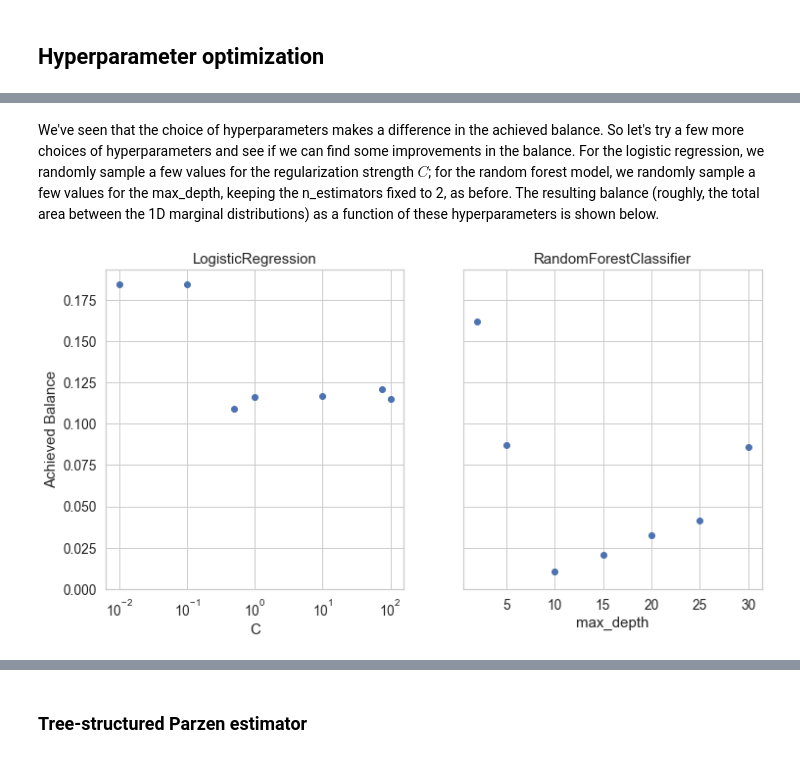
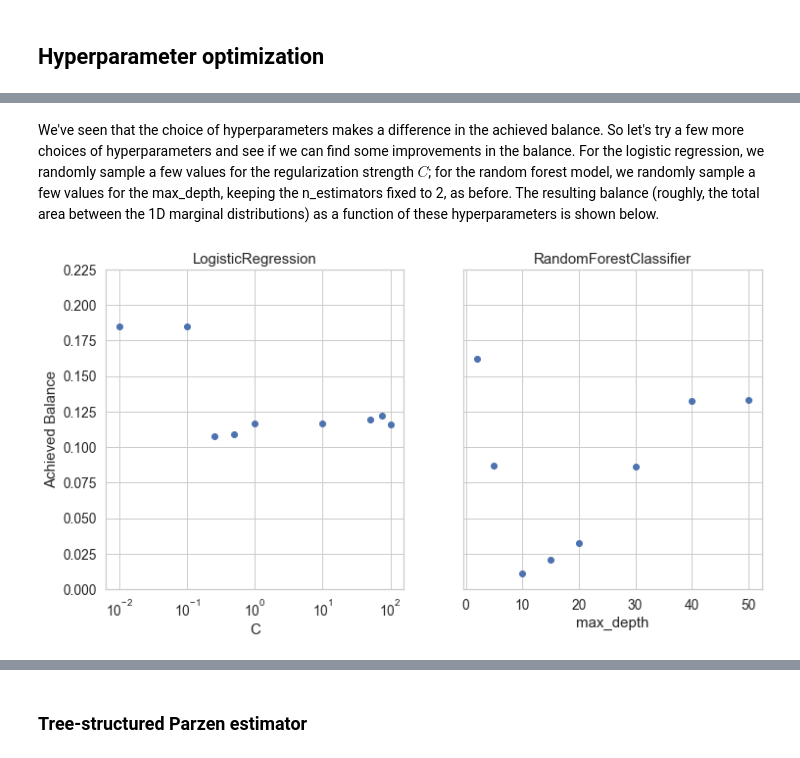
Before and after one commit to sprivite/blog, a Jupyter notebook: blog/hyperparameter_optimization.ipynb, the cells around one changed output, grey strips where cells are left out. Cells and saved outputs as stored; diff of their text form; code cells hidden in the pictures.

Commit message:
add some extra plots

```diff
--- a/blog/hyperparameter_optimization.ipynb
+++ b/blog/hyperparameter_optimization.ipynb
@@ -345,13 +345,13 @@ def ps_match(params, verbose=False):
 # %%
 HYPERPARAM_SPACE = {
     LogisticRegression:{
-        'C':[0.01, 0.1, 0.5, 1, 10, 75, 100],
+        'C':[0.01, 0.1, 0.25, 0.5, 1, 10, 50, 75, 100],
         'penalty':['l1'],
         'solver':['saga']
     },
     RandomForestClassifier:{
         'n_estimators':[2],
-        'max_depth':[2, 5, 10, 15, 20, 25, 30],
+        'max_depth':[2, 5, 10, 15, 20, 30, 40, 50],
         'random_state':[123]
     }
 }
@@ -370,7 +370,7 @@ np.random.shuffle(hyperparams)
 # %%
 balance = {'LogisticRegression':[], 'RandomForestClassifier':[]}
 for hyperparam in hyperparams:
-    score = ps_match(hyperparam, verbose=True)
+    score = ps_match(hyperparam, verbose=False)
     model = hyperparam[0]
     model_name = model().__repr__().split('.')[-1].strip('()')
     balance[model_name].append(
@@ -412,29 +398,28 @@ loss: 0.0324
-# %% [markdown]
-We've seen that the choice of hyperparameters makes a difference in the achieved balance. So let's try a few more choices of hyperparameters and see if we can find some improvements in the balance. For the logistic regression, we randomly sample a few values for the regularization strength $C$; for the random forest model, we randomly sample a few values for the max_depth, keeping the n_estimators fixed to 2, as before. The resulting balance (roughly, the total area between the 1D marginal distributions) as a function of these hyperparameters is shown below.
+# %% [markdown]
+We've seen that the choice of hyperparameters makes a difference in the achieved balance. So let's try a few more choices of hyperparameters and see if we can find some improvements in the balance. For the logistic regression, we randomly sample a few values for the regularization strength $C$; for the random forest model, we randomly sample a few values for the max_depth, keeping the n_estimators fixed to 2, as before. The resulting balance (roughly, the total area between the 1D marginal distributions) as a function of these hyperparameters is shown below.
 # %%
 #| label: fig-hyperopt-random
 #| class: preview-image
 #| fig-cap: "Achieved balance of various models for PS."
 #| include: true
 #| echo: false
 
+C = [row[0] for row in balance['LogisticRegression']]
+balance_lr = [row[-1] for row in balance['LogisticRegression']]
 fig, axes = plt.subplots(1, 2, figsize=(12,6), sharey=True)
-axes[0].scatter(
-    [row[0] for row in balance['LogisticRegression']],
-    [row[-1] for row in balance['LogisticRegression']]
-)
+axes[0].scatter(C, balance_lr)
 axes[0].set_xlabel('C')
 axes[0].semilogx()
 axes[0].set_title('LogisticRegression')
-axes[1].scatter(
-    [row[0] for row in balance['RandomForestClassifier']],
-    [row[-1] for row in balance['RandomForestClassifier']]
-)
-axes[0].set_ylim(ymin=0)
+
+max_depth = [row[0] for row in balance['RandomForestClassifier']]
+balance_rf = [row[-1] for row in balance['RandomForestClassifier']]
+axes[1].scatter(max_depth, balance_rf)
+axes[0].set_ylim([0, 0.225])
 axes[1].set_xlabel('max_depth')
 axes[0].set_ylabel('Achieved Balance')
 axes[1].set_title('RandomForestClassifier')
 axes[0].grid(True)
 axes[1].grid(True)
 # %% [output]
-[figure, old version]
+[figure, new version]
```
Also changed, not shown: parts of 42 cells of this notebook, 8 other files.
